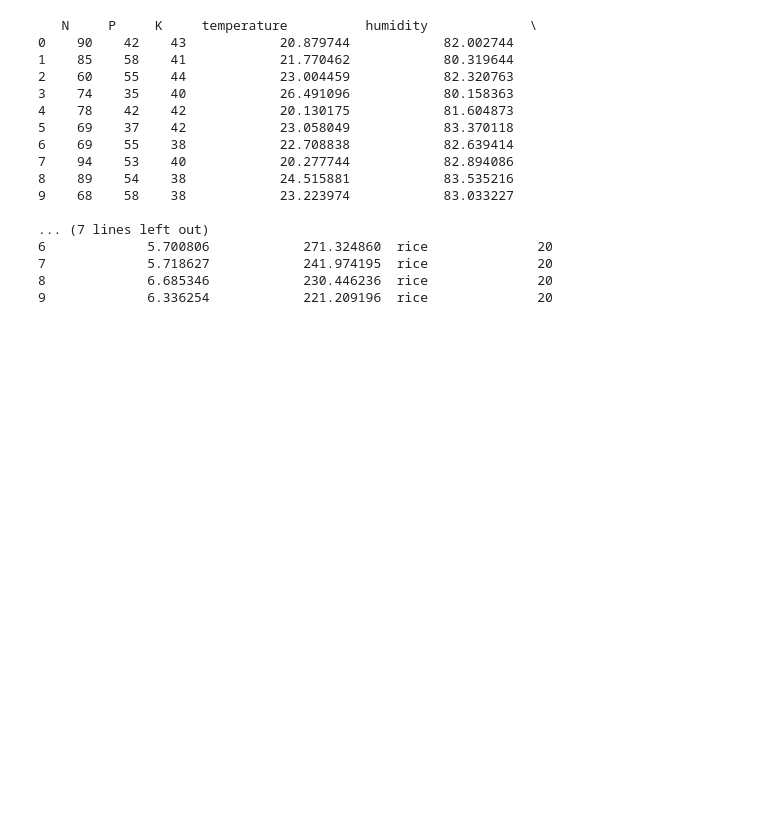
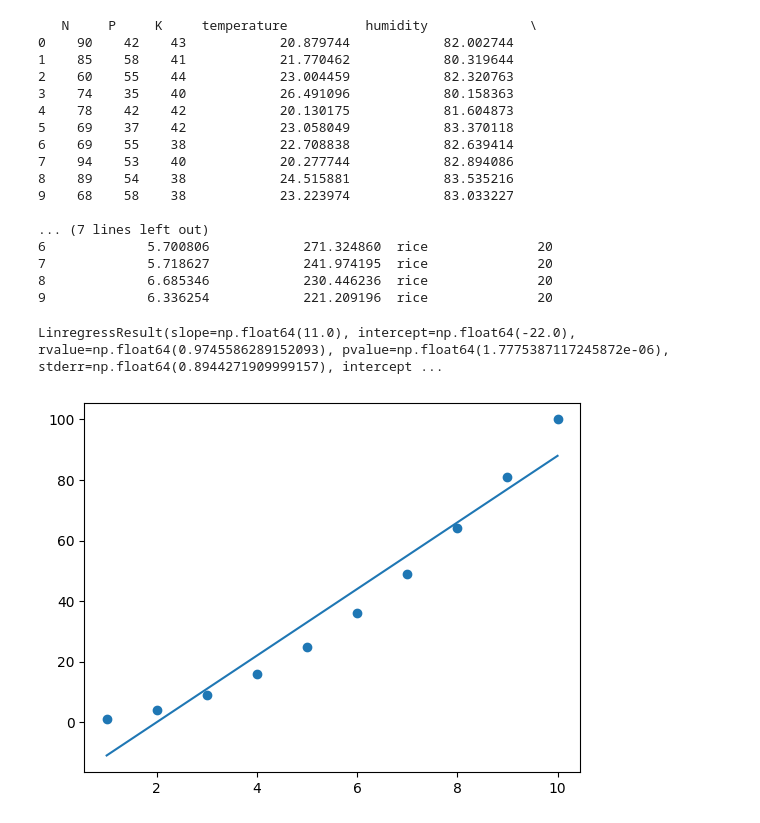
Before and after one commit to Hillal-cell/PythonTT, a Jupyter notebook: MorningSession/hillal_sserunjogi_day9.ipynb, the cells around one changed output. Cells and saved outputs as stored; diff of their text form; code cells hidden in the pictures; blank space fills up the shorter version.

```diff
--- a/MorningSession/hillal_sserunjogi_day9.ipynb
+++ b/MorningSession/hillal_sserunjogi_day9.ipynb
@@ -289,0 +306,21 @@ print(dd.head(10))
+# %%
+from scipy import  stats
+
+# Exercise plot polynormial regression
+x=[1,2,3,4,5,6,7,8,9,10]
+y=[1,4,9,16,25,36,49,64,81,100]
+
+slope,intercept,r,p,std_err = stats.linregress(x,y)
+
+def myfunc(x):
+    return slope*x+intercept
+
+mymodel = list(map(myfunc,x))
+
+
+plt.scatter(x,y)
+plt.plot(x,mymodel)
+plt.show()
+# %% [output]
+LinregressResult(slope=np.float64(11.0), intercept=np.float64(-22.0), rvalue=np.float64(0.9745586289152093), pvalue=np.float64(1.7775387117245872e-06), stderr=np.float64(0.8944271909999157), intercept ...
+[figure, added]
```
Also changed, not shown: parts of 4 cells of this notebook.
